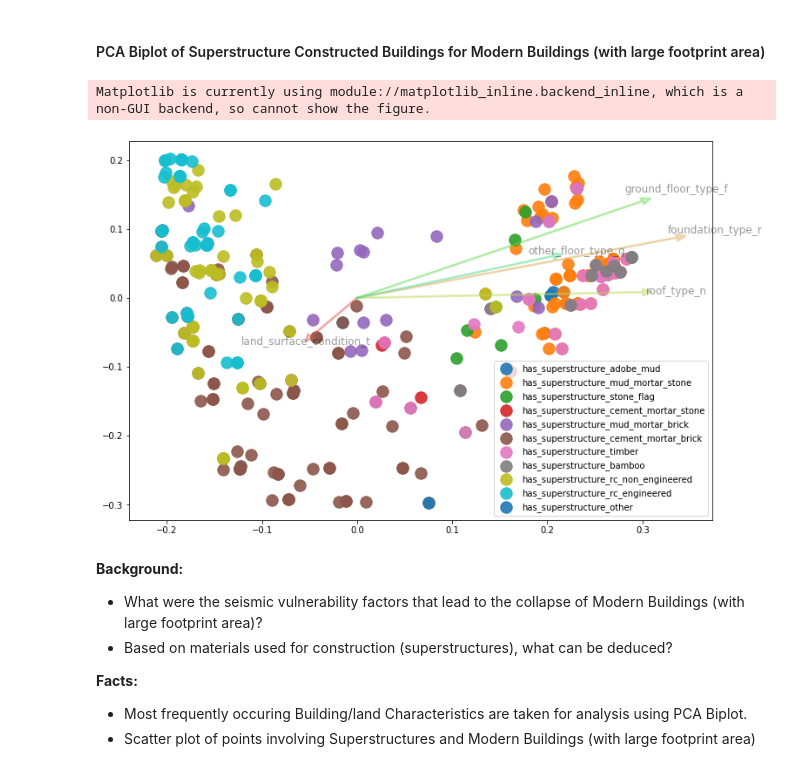
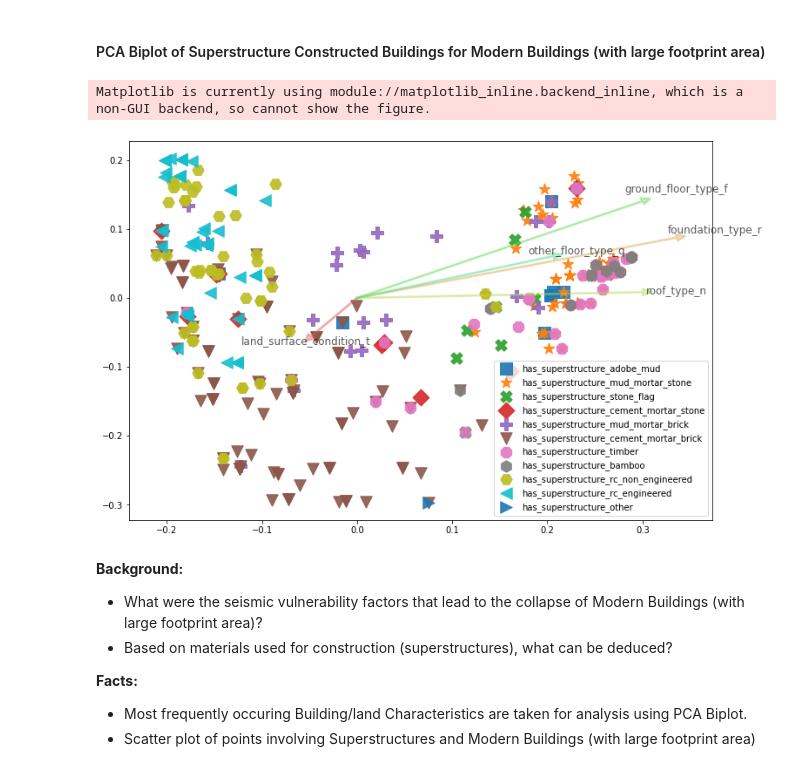
Before and after one commit to DS-Group22-ADP/Practical-Project, a Jupyter notebook: notebooks/Exploratory-Data-Analysis.ipynb, the cells around one changed output. Saved outputs shown, nothing was run; the diff lists cells and outputs as text; code cells hidden in the pictures.

```diff
--- a/notebooks/Exploratory-Data-Analysis.ipynb
+++ b/notebooks/Exploratory-Data-Analysis.ipynb
@@ -161,10 +176,10 @@ def setup_gridspec__one_main__two_side_subplots(plt):
 
 def setup_gridspec__four_main__two_side_subplots(plt):
     # start with a square Figure
-    fig = plt.figure(figsize=(20, 20))
-    fig.tight_layout(pad=2.0)
+    fig = plt.figure(figsize=(20, 30))
+    fig.tight_layout(pad=5.0)
 
-    gs = fig.add_gridspec(4, 4,  width_ratios=(7,4,7,4), height_ratios=(3,7,3,7),
+    gs = fig.add_gridspec(4, 4,  width_ratios=(8,3,8,3), height_ratios=(3,7,3,7),
                           left=0.1, right=0.9, bottom=0.1, top=0.9,
                           wspace=0.15, hspace=0.15)
     ax1 = fig.add_subplot(gs[1, 0])
@@ -197,7 +212,7 @@ def plot_loadings_plot(plt, X_pca, df, ax, eigen_vectors=(0,1,2,3,4)):
     for ii,i in enumerate(eigen_vectors):
         ax.arrow(0,0,arrow_size*loadings[i,0], arrow_size*loadings[i,1], color = palette[ii],head_width=0.01, head_length=0.01, linewidth=2, alpha=0.4)
         ax.text(loadings[i,0]*text_pos, loadings[i,1]*text_pos, df.columns[i], color='black',
-                 ha='center', va='center', fontsize=12, alpha=0.4)
+                 ha='center', va='center', fontsize=12, alpha=0.65)
 
     return None
 # %% [markdown]
@@ -1470,32 +1509,32 @@ Number of Modern Buildings in that region: 327
 # %%
 def plot_scatter_plot_by_superstructures(X_pca, categorical_df, ax):
     # scale Principal component 1
     scalex = 0.5 / (X_pca[:,0].max() - X_pca[:,0].min())
     # scale Principal component 2
     scaley = 0.5 / (X_pca[:,1].max() - X_pca[:,1].min())
     # 10 colors color pallette
     new_palette = np.array(sns.color_palette(palette=None, n_colors=11))
 
-    ax.scatter(X_pca[categorical_df['has_superstructure_adobe_mud'] == 1,0] * scalex, X_pca[categorical_df['has_superstructure_adobe_mud'] == 1,1] * scaley, color=new_palette[0], label='has_superstructure_adobe_mud', alpha=0.9, s=180)
-    ax.scatter(X_pca[categorical_df['has_superstructure_mud_mortar_stone'] == 1,0] * scalex, X_pca[categorical_df['has_superstructure_mud_mortar_stone'] == 1,1] * scaley, color=new_palette[1], label='has_superstructure_mud_mortar_stone', alpha=0.9, s=180)
-    ax.scatter(X_pca[categorical_df['has_superstructure_stone_flag'] == 1,0] * scalex, X_pca[categorical_df['has_superstructure_stone_flag'] == 1,1] * scaley, color=new_palette[2], label='has_superstructure_stone_flag', alpha=0.9, s=180)
-    ax.scatter(X_pca[categorical_df['has_superstructure_cement_mortar_stone'] == 1,0] * scalex, X_pca[categorical_df['has_superstructure_cement_mortar_stone'] == 1,1] * scaley, color=new_palette[3], label='has_superstructure_cement_mortar_stone', alpha=0.9, s=180)
-    ax.scatter(X_pca[categorical_df['has_superstructure_mud_mortar_brick'] == 1,0] * scalex, X_pca[categorical_df['has_superstructure_mud_mortar_brick'] == 1,1] * scaley, color=new_palette[4], label='has_superstructure_mud_mortar_brick', alpha=0.9, s=180)
-    ax.scatter(X_pca[categorical_df['has_superstructure_cement_mortar_brick'] == 1,0] * scalex, X_pca[categorical_df['has_superstructure_cement_mortar_brick'] == 1,1] * scaley, color=new_palette[5], label='has_superstructure_cement_mortar_brick', alpha=0.9, s=180)
-    ax.scatter(X_pca[categorical_df['has_superstructure_timber'] == 1,0] * scalex, X_pca[categorical_df['has_superstructure_timber'] == 1,1] * scaley, color=new_palette[6], label='has_superstructure_timber', alpha=0.9, s=180)
-    ax.scatter(X_pca[categorical_df['has_superstructure_bamboo'] == 1,0] * scalex, X_pca[categorical_df['has_superstructure_bamboo'] == 1,1] * scaley, color=new_palette[7], label='has_superstructure_bamboo', alpha=0.9, s=180)
-    ax.scatter(X_pca[categorical_df['has_superstructure_rc_non_engineered'] == 1,0] * scalex, X_pca[categorical_df['has_superstructure_rc_non_engineered'] == 1,1] * scaley, color=new_palette[8], label='has_superstructure_rc_non_engineered', alpha=0.9, s=180)
-    ax.scatter(X_pca[categorical_df['has_superstructure_rc_engineered'] == 1,0] * scalex, X_pca[categorical_df['has_superstructure_rc_engineered'] == 1,1] * scaley, color=new_palette[9], label='has_superstructure_rc_engineered', alpha=0.9, s=180)
-    ax.scatter(X_pca[categorical_df['has_superstructure_other'] == 1,0] * scalex, X_pca[categorical_df['has_superstructure_other'] == 1,1] * scaley, color=new_palette[10], label='has_superstructure_other', alpha=0.9, s=180)
+    ax.scatter(X_pca[categorical_df['has_superstructure_adobe_mud'] == 1,0] * scalex, X_pca[categorical_df['has_superstructure_adobe_mud'] == 1,1] * scaley, color=new_palette[0], label='has_superstructure_adobe_mud', alpha=0.9, s=180, marker='s')
+    ax.scatter(X_pca[categorical_df['has_superstructure_mud_mortar_stone'] == 1,0] * scalex, X_pca[categorical_df['has_superstructure_mud_mortar_stone'] == 1,1] * scaley, color=new_palette[1], label='has_superstructure_mud_mortar_stone', alpha=0.9, s=180, marker='*')
+    ax.scatter(X_pca[categorical_df['has_superstructure_stone_flag'] == 1,0] * scalex, X_pca[categorical_df['has_superstructure_stone_flag'] == 1,1] * scaley, color=new_palette[2], label='has_superstructure_stone_flag', alpha=0.9, s=180, marker='X')
+    ax.scatter(X_pca[categorical_df['has_superstructure_cement_mortar_stone'] == 1,0] * scalex, X_pca[categorical_df['has_superstructure_cement_mortar_stone'] == 1,1] * scaley, color=new_palette[3], label='has_superstructure_cement_mortar_stone', alpha=0.9, s=180, marker='D')
+    ax.scatter(X_pca[categorical_df['has_superstructure_mud_mortar_brick'] == 1,0] * scalex, X_pca[categorical_df['has_superstructure_mud_mortar_brick'] == 1,1] * scaley, color=new_palette[4], label='has_superstructure_mud_mortar_brick', alpha=0.9, s=180, marker='P')
+    ax.scatter(X_pca[categorical_df['has_superstructure_cement_mortar_brick'] == 1,0] * scalex, X_pca[categorical_df['has_superstructure_cement_mortar_brick'] == 1,1] * scaley, color=new_palette[5], label='has_superstructure_cement_mortar_brick', alpha=0.9, s=180, marker='v')
+    ax.scatter(X_pca[categorical_df['has_superstructure_timber'] == 1,0] * scalex, X_pca[categorical_df['has_superstructure_timber'] == 1,1] * scaley, color=new_palette[6], label='has_superstructure_timber', alpha=0.9, s=180, marker='8')
+    ax.scatter(X_pca[categorical_df['has_superstructure_bamboo'] == 1,0] * scalex, X_pca[categorical_df['has_superstructure_bamboo'] == 1,1] * scaley, color=new_palette[7], label='has_superstructure_bamboo', alpha=0.9, s=180, marker='h')
+    ax.scatter(X_pca[categorical_df['has_superstructure_rc_non_engineered'] == 1,0] * scalex, X_pca[categorical_df['has_superstructure_rc_non_engineered'] == 1,1] * scaley, color=new_palette[8], label='has_superstructure_rc_non_engineered', alpha=0.9, s=180, marker='H')
+    ax.scatter(X_pca[categorical_df['has_superstructure_rc_engineered'] == 1,0] * scalex, X_pca[categorical_df['has_superstructure_rc_engineered'] == 1,1] * scaley, color=new_palette[9], label='has_superstructure_rc_engineered', alpha=0.9, s=180, marker='<')
+    ax.scatter(X_pca[categorical_df['has_superstructure_other'] == 1,0] * scalex, X_pca[categorical_df['has_superstructure_other'] == 1,1] * scaley, color=new_palette[10], label='has_superstructure_other', alpha=0.9, s=180, marker='>')
     ax.legend(loc='best')
 
 fig, ax = plt.subplots(1,1, figsize=(12,8))
 plot_scatter_plot_by_superstructures(X_pca, categorical_df, ax)
 plot_loadings_plot(plt, X_pca, categorical_df, ax, eigen_vectors=(36,39,42,11,17))
 fig.show()
 # %% [output]
 Matplotlib is currently using module://matplotlib_inline.backend_inline, which is a non-GUI backend, so cannot show the figure.
-[figure, old version]
+[figure, new version]
 # %% [markdown]
 **Background:**
 - What were the seismic vulnerability factors that lead to the collapse of Modern Buildings (with large footprint area)?
```
Also changed, not shown: parts of 52 cells of this notebook.
